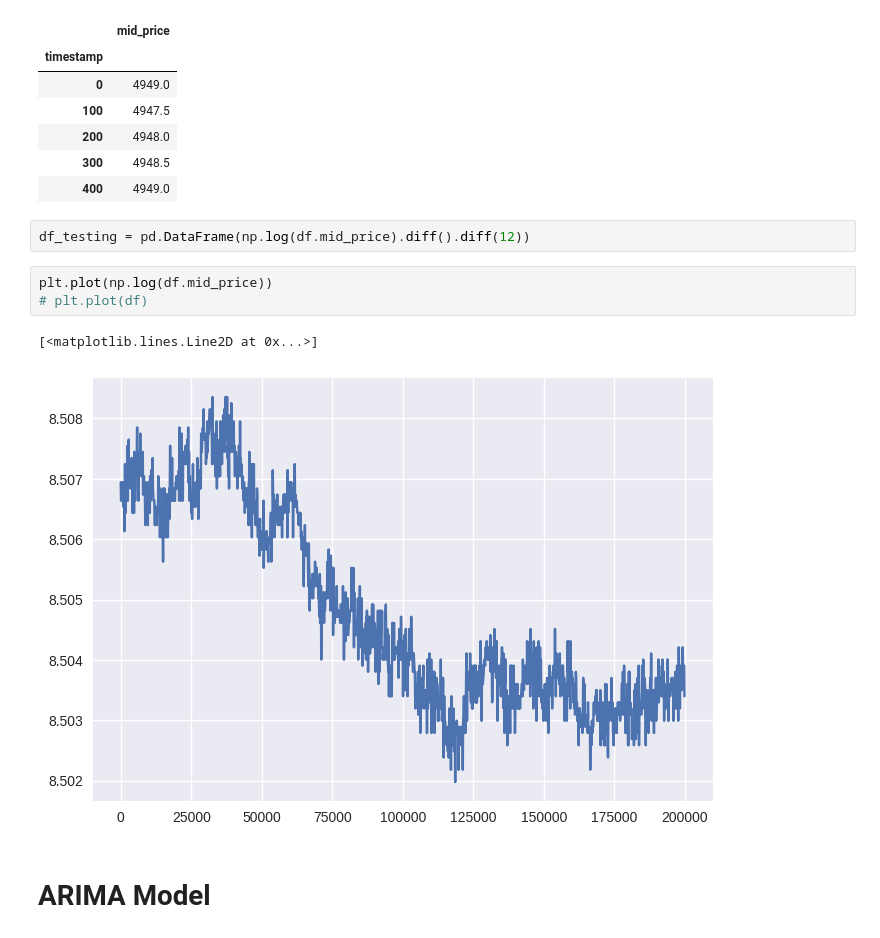
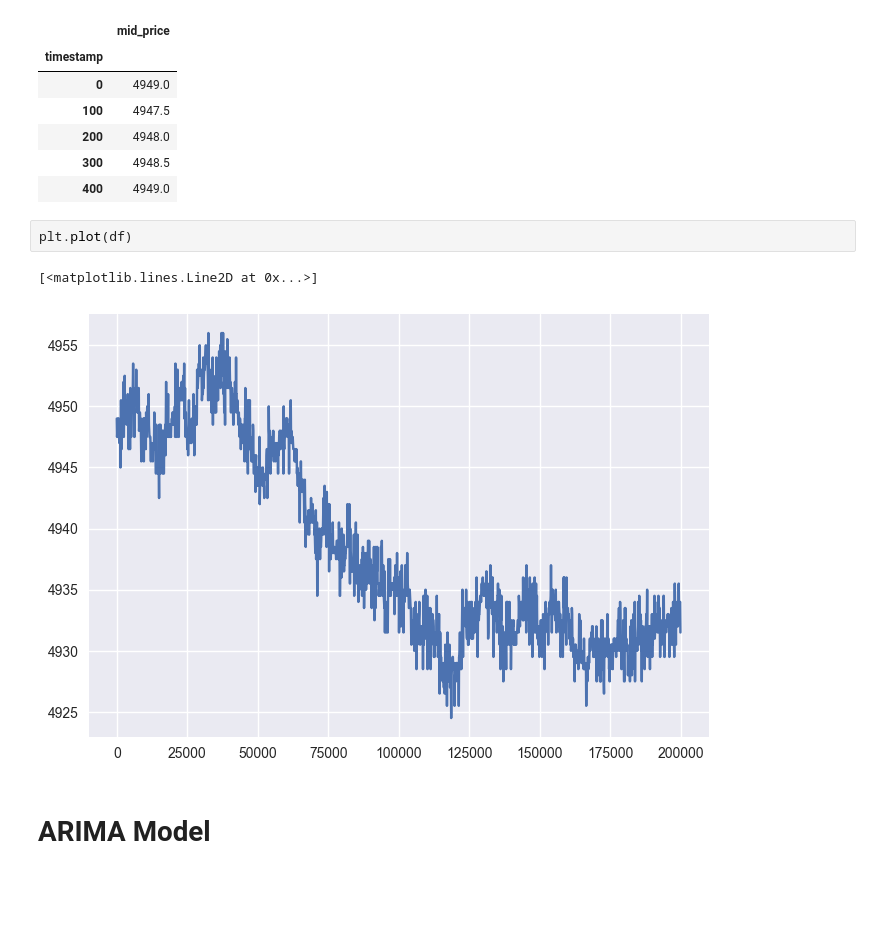
Before and after one commit to kzqiu/imc-2023, a Jupyter notebook: ARIMA/arima_visual.ipynb, the cells around one changed output. Saved outputs shown, nothing was run; the diff lists cells and outputs as text; blank space fills up the shorter version.

```diff
--- a/ARIMA/arima_visual.ipynb
+++ b/ARIMA/arima_visual.ipynb
@@ -21,14 +25,11 @@ df.head()
 | 200 | 4948.0 |
 | 300 | 4948.5 |
 | 400 | 4949.0 |
-# %%
-df_testing = pd.DataFrame(np.log(df.mid_price).diff().diff(12))
 # %%
-plt.plot(np.log(df.mid_price))
-# plt.plot(df)
+plt.plot(df)
 # %% [output]
 [<matplotlib.lines.Line2D at 0x...>]
-[figure, old version]
+[figure, new version]
 # %% [markdown]
 # ARIMA Model
 # %% [markdown]
```
Also changed, not shown: parts of 9 cells of this notebook.
